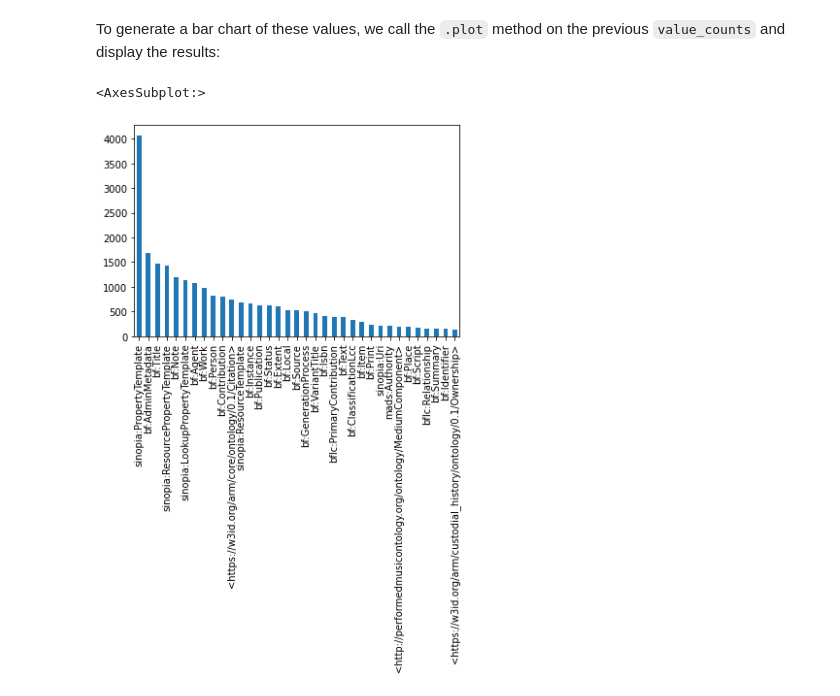
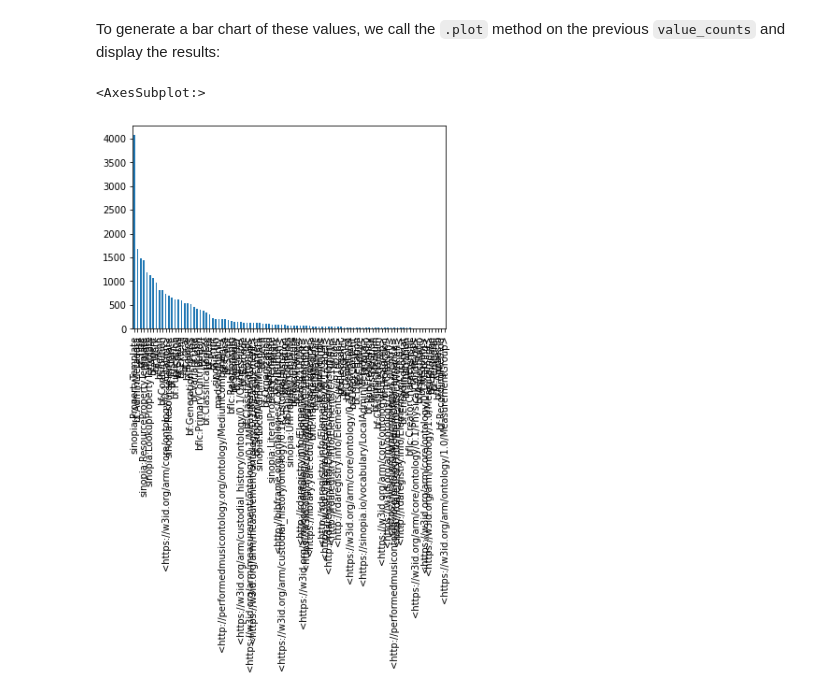
Before and after one commit to LD4P/rdf-ai-workshop, a Jupyter notebook: 02_AnalyzeVisualize.ipynb, the cells around one changed output. Cells and saved outputs as stored; diff of their text form; code cells hidden in the pictures.

```diff
--- a/02_AnalyzeVisualize.ipynb
+++ b/02_AnalyzeVisualize.ipynb
@@ -233,7 +257,7 @@ Name: class, dtype: int64
 To generate a bar chart of these values, we call the `.plot` method on the previous `value_counts`  and
 display the results:
 # %%
-classes_df["class"].value_counts()[0:35].plot(kind="bar")
+classes_df["class"].value_counts()[0:100].plot(kind="bar")
 # %% [output]
 <AxesSubplot:>
-[figure, old version]
+[figure, new version]
```
Also changed, not shown: parts of 4 cells of this notebook, 5 other files.
